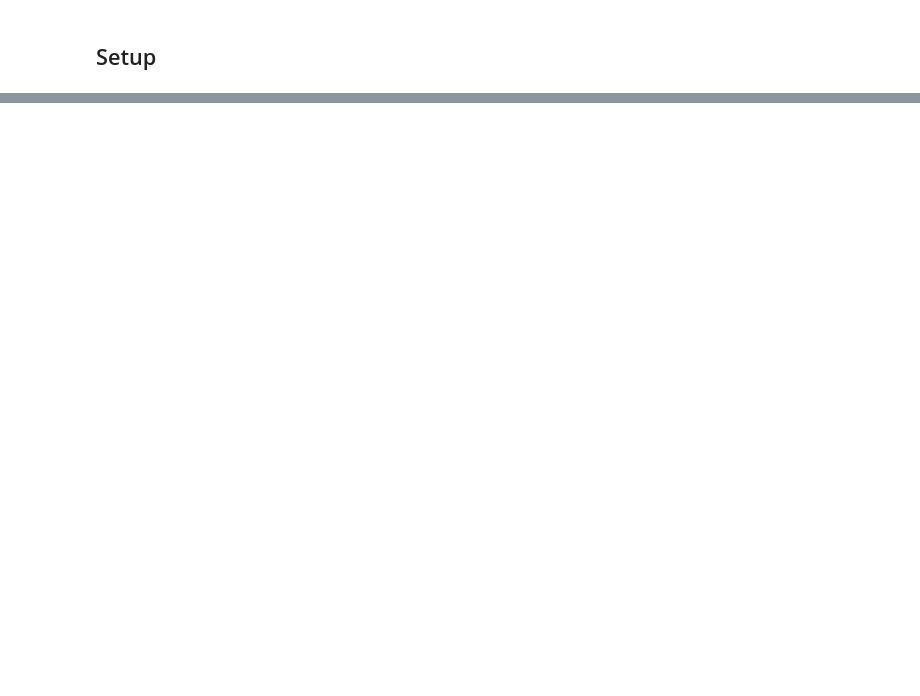
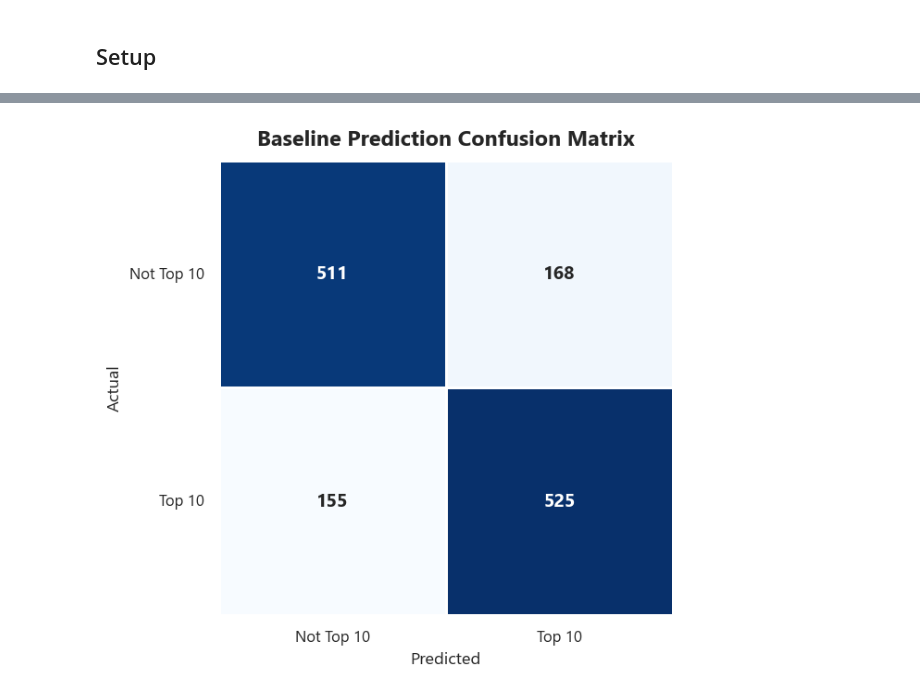
Before and after one commit to Gottch7897/iit414w-lab01-TheUltrakills, a Jupyter notebook: eda.ipynb, the cells around one changed output, grey strips where cells are left out. Cells and saved outputs as stored; diff of their text form; code cells hidden in the pictures; blank space fills up the shorter version.

```diff
--- a/eda.ipynb
+++ b/eda.ipynb
@@ -57,0 +234,28 @@ print(f'pandas  : {pd.__version__}')
+# %%
+# Question 1: How accurate is a simple rule-based baseline such as: predict Top 10 finish if starting grid position <= 10 on 2022-2024 race data?
+from sklearn.metrics import confusion_matrix
+
+
+cm = confusion_matrix(df["Top10"], df["BaselinePred"])
+
+fig, ax = plt.subplots(figsize=(6.5, 5.2))
+sns.heatmap(
+    cm,
+    annot=True,
+    fmt="d",
+    cmap="Blues",
+    cbar=False,
+    linewidths=0.8,
+    linecolor="white",
+    square=True,
+    annot_kws={"fontsize": 12, "fontweight": "bold"},
+    ax=ax,
+)
+
+ax.set_xticklabels(["Not Top 10", "Top 10"], rotation=0)
+ax.set_yticklabels(["Not Top 10", "Top 10"], rotation=0)
+finalize_plot("Baseline Prediction Confusion Matrix", "Predicted", "Actual")
+sns.despine(left=True, bottom=True)
+plt.show()
+# %% [output]
+[figure, added]
```
Also changed, not shown: parts of 37 cells of this notebook, 3 other files.
